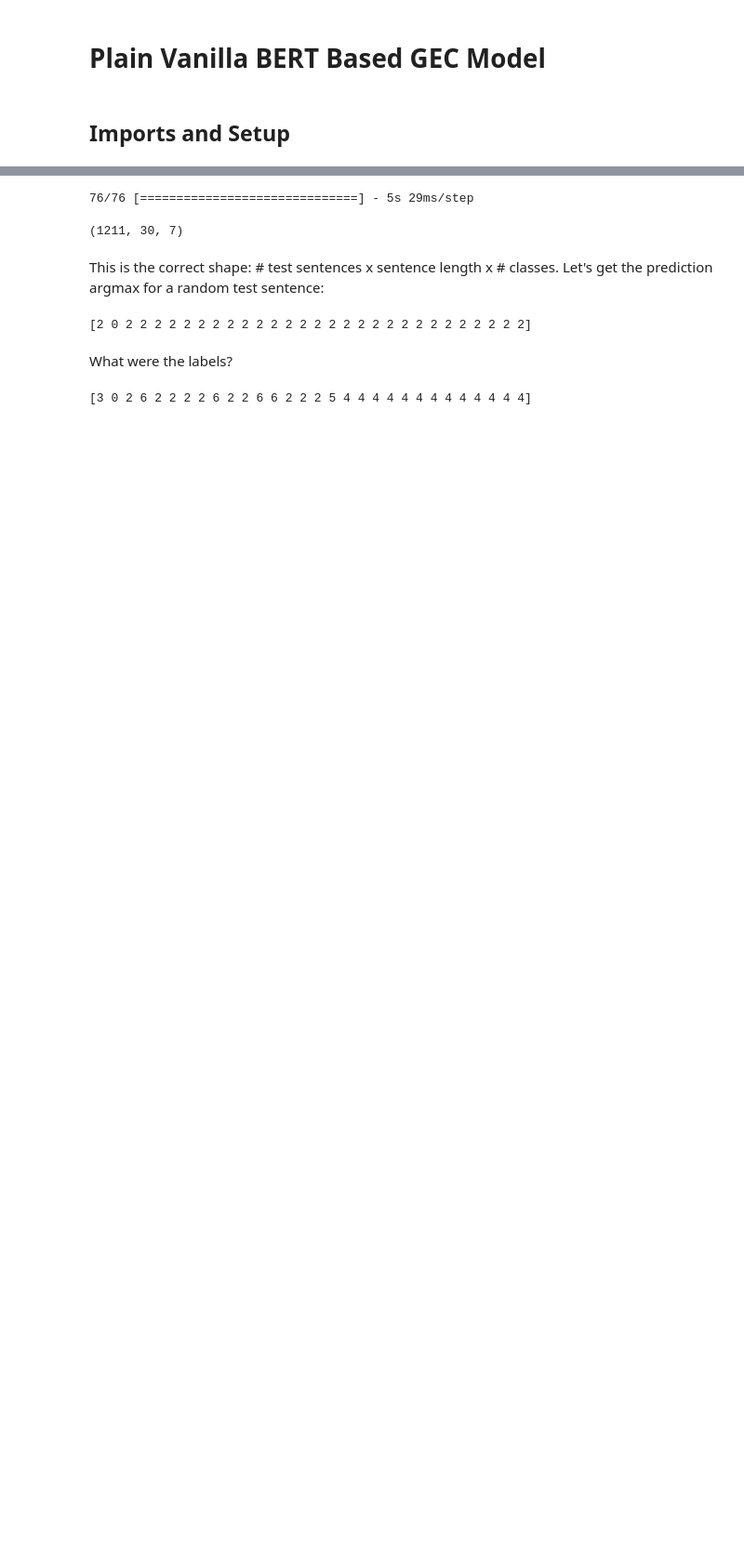
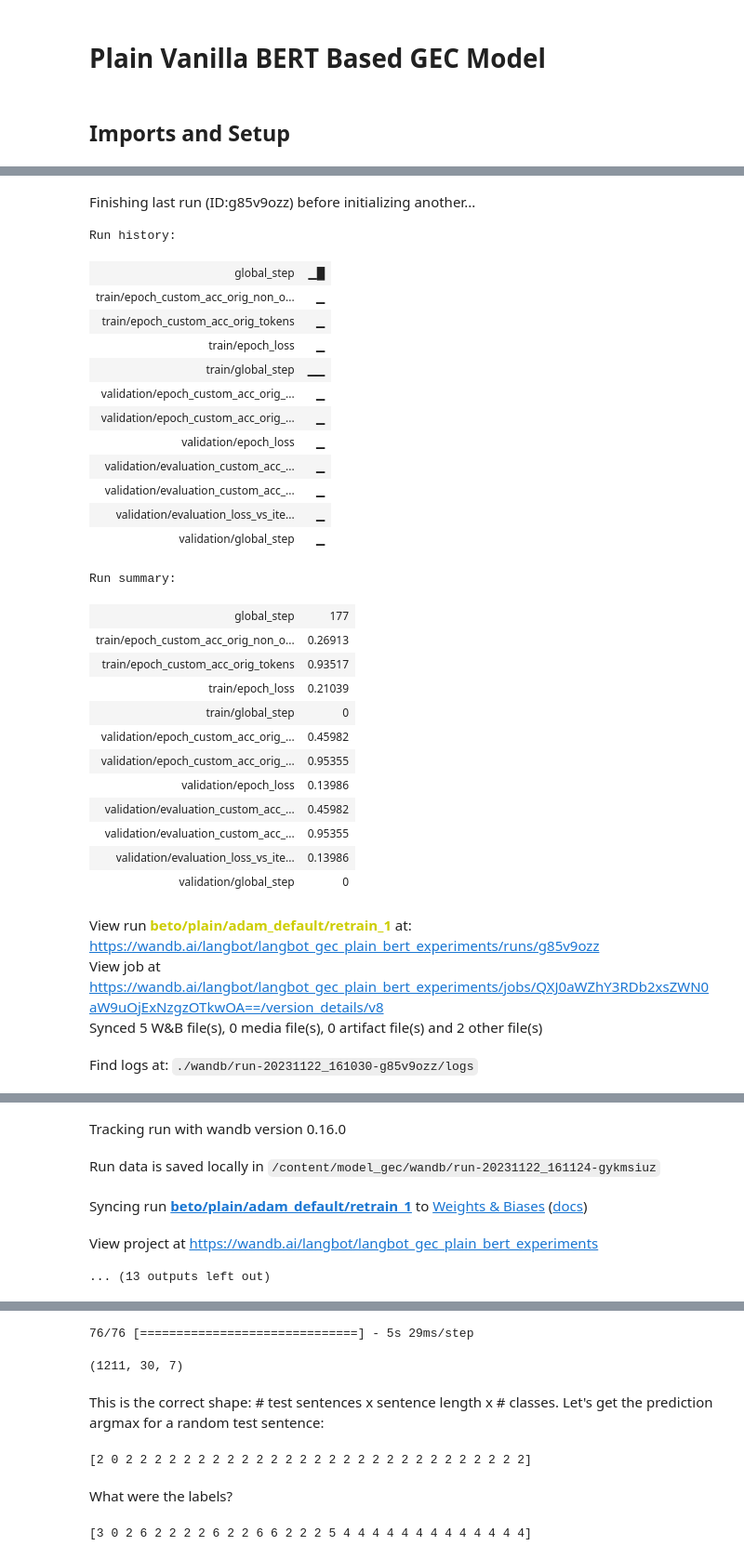
Before and after one commit to team-langbot/model_gec, a Jupyter notebook: gec_bert_plain.ipynb, the cells around one changed output, grey strips where cells are left out. Shown at 93% size. Saved outputs shown, nothing was run; the diff lists cells and outputs as text; code cells hidden in the pictures; blank space fills up the shorter version.

```diff
--- a/gec_bert_plain.ipynb
+++ b/gec_bert_plain.ipynb
@@ -296,0 +519,50 @@ def train(main_args, bert_config):
+# %%
+main_args = Config()
+
+def fourth_experiment():
+  # Fifth experiment
+  # Beto model, default adam optimizer, retrain top 1 layers
+
+  train_layers = 1
+  train_config = main_args.bert_plain_models[0]
+  train_config['optimizer'] = 'adam'
+  train_config['train_layers'] = train_layers
+  train_config['epochs'] = 30
+  train_config['exp_name'] = 'beto/plain/adam_default/retrain_' + str(train_layers)
+  tf.keras.backend.clear_session()
+  train(main_args, train_config)
+
+tf.keras.backend.clear_session()
+fourth_experiment()
+# %% [output]
+Finishing last run (ID:g85v9ozz) before initializing another...
+Run history:
+| global_step | ▁█ |
+| train/epoch_custom_acc_orig_non_o... | ▁ |
+| train/epoch_custom_acc_orig_tokens | ▁ |
+| train/epoch_loss | ▁ |
+| train/global_step | ▁▁ |
+| validation/epoch_custom_acc_orig_... | ▁ |
+| validation/epoch_custom_acc_orig_... | ▁ |
+| validation/epoch_loss | ▁ |
+| validation/evaluation_custom_acc_... | ▁ |
+| validation/evaluation_custom_acc_... | ▁ |
+| validation/evaluation_loss_vs_ite... | ▁ |
+| validation/global_step | ▁ |
+Run summary:
+| global_step | 177 |
+| train/epoch_custom_acc_orig_non_o... | 0.26913 |
+| train/epoch_custom_acc_orig_tokens | 0.93517 |
+| train/epoch_loss | 0.21039 |
+| train/global_step | 0 |
+| validation/epoch_custom_acc_orig_... | 0.45982 |
+| validation/epoch_custom_acc_orig_... | 0.95355 |
+| validation/epoch_loss | 0.13986 |
+| validation/evaluation_custom_acc_... | 0.45982 |
+| validation/evaluation_custom_acc_... | 0.95355 |
+| validation/evaluation_loss_vs_ite... | 0.13986 |
+| validation/global_step | 0 |
+View run beto/plain/adam_default/retrain_1 at: https://wandb.ai/langbot/langbot_gec_plain_bert_experiments/runs/g85v9ozz
+View job at https://wandb.ai/langbot/langbot_gec_plain_bert_experiments/jobs/QXJ0aWZhY3RDb2xsZWN0aW9uOjExNzgzOTkwOA==/version_details/v8
+Synced 5 W&B file(s), 0 media file(s), 0 artifact file(s) and 2 other file(s)
+Find logs at: ./wandb/run-20231122_161030-g85v9ozz/logs
@@ -296,0 +570,5 @@ def train(main_args, bert_config):
+Tracking run with wandb version 0.16.0
+Run data is saved locally in /content/model_gec/wandb/run-20231122_161124-gykmsiuz
+Syncing run beto/plain/adam_default/retrain_1 to Weights & Biases (docs)
+View project at https://wandb.ai/langbot/langbot_gec_plain_bert_experiments
+... (13 outputs left out)
```
Also changed, not shown: parts of 31 cells of this notebook, 2 other files.
